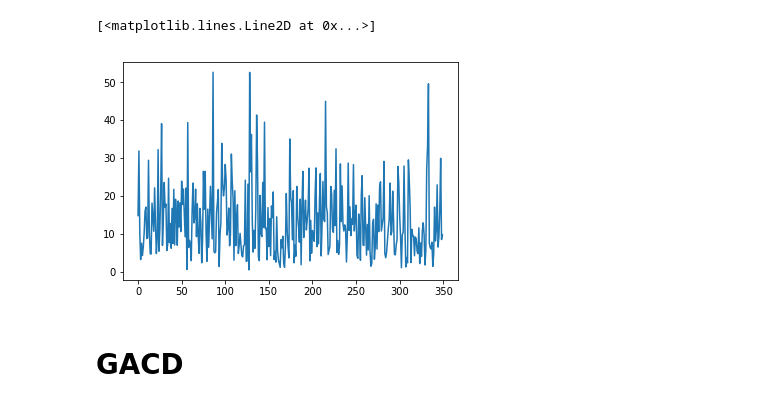
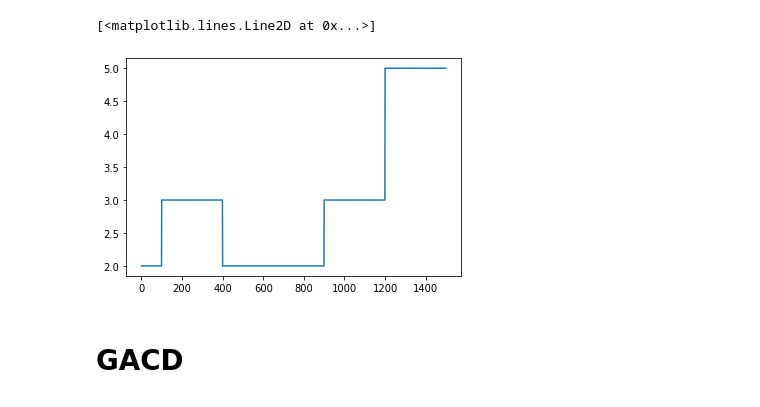
Before and after one commit to mgorjis/CCGA, a Jupyter notebook: GA-Clustering.ipynb, the cells around one changed output. Saved outputs shown, nothing was run; the diff lists cells and outputs as text; code cells hidden in the pictures.

```diff
--- a/GA-Clustering.ipynb
+++ b/GA-Clustering.ipynb
@@ -12,37 +12,37 @@ from Modeling import *
 # %%
 # Define Time Series
 
-#x=np.hstack([   2*np.ones([1,100]), 3*np.ones([1,300]),   2*np.ones([1,500]),3*np.ones([1,300]),   5*np.ones([1,300])])+2*np.random.rand(1,1500)
-#K=3
-#C=4
+x=np.hstack([   2*np.ones([1,100]), 3*np.ones([1,300]),   2*np.ones([1,500]),3*np.ones([1,300]),   5*np.ones([1,300])])+.0*np.random.rand(1,1500)
+K=3
+C=4
 
 #x=np.hstack([   2*np.arange(0,201)+3,   -4*np.arange(201,501)+90,2*np.arange(501,801)-240,6*np.arange(801,1300)-300  ])  + 500*np.random.rand(1,1300)
 #K=4
 #C=3
 #
 
-x=np.hstack([ np.random.gamma(3, 5, [1,70]) , np.random.gamma(2, 6, [1,130]),np.random.gamma(3, 5, [1,50]) ,  np.random.gamma(2, 6, [1,100] ) ])
+#x=np.hstack([ np.random.gamma(3, 5, [1,70]) , np.random.gamma(2, 6, [1,130]),np.random.gamma(3, 5, [1,50]) ,  np.random.gamma(2, 6, [1,100] ) ])
 #stats.gamma.rvs(a=3, loc=0, scale=2, size=100)
-K=2
-C=3
+#K=2
+#C=3
 
 
 #x=np.hstack([np.random.poisson(3.2, [1,70]) , np.random.poisson(7.7, [1,70]), np.random.poisson(3.2, [1,70]) , np.random.poisson(5, [1,70])])
 #K=3
 #C=3
 
 #t=np.arange(0,150)
 #u1=np.sin(.1*t)
 #u2=t
 #u=np.vstack([u1,u2]).transpose()
 #x=np.hstack([np.random.poisson(3*u1[0:90]+.3*u2[0:90]+4, [1,90]) , np.random.poisson(.1*u2[90:150]+2, [1,60])])
 #K=2
 #C=1
 
 plt.plot(x.transpose())
 # %% [output]
 [<matplotlib.lines.Line2D at 0x...>]
-[figure, old version]
+[figure, new version]
 # %% [markdown]
 # GACD
 # %%
```
Also changed, not shown: parts of 3 cells of this notebook, 1 other file.
